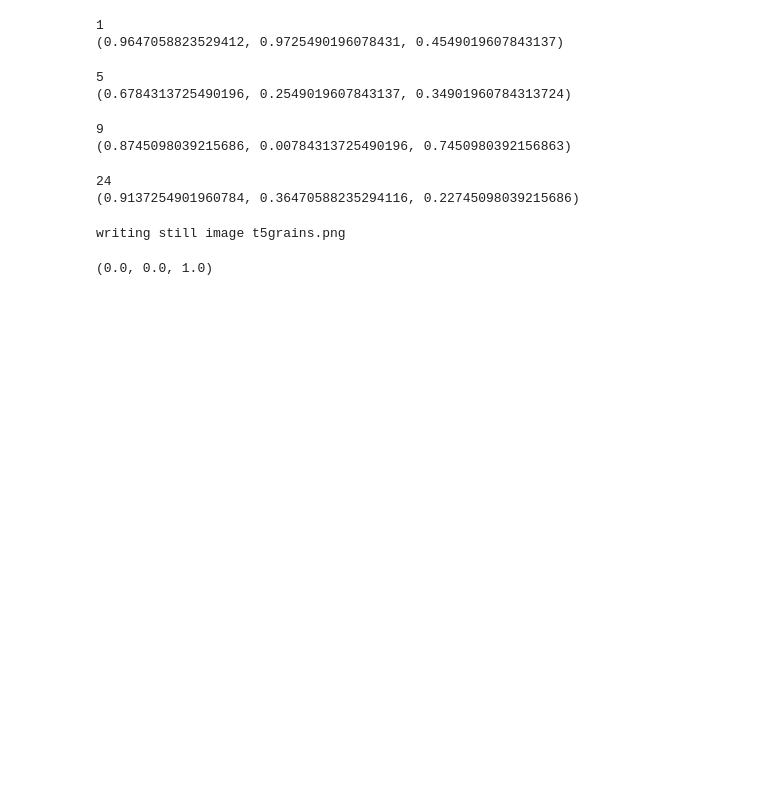
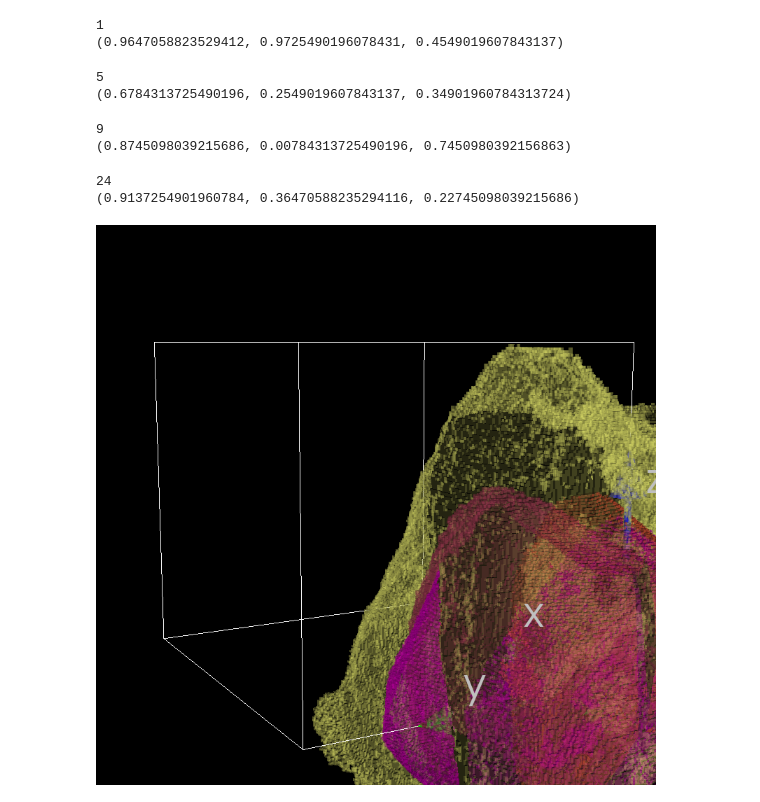
Before and after one commit to heprom/Ti7_ESRF, a Jupyter notebook: T5_grains_1_5_9_24.ipynb, the cells around one changed output. Saved outputs shown, nothing was run; the diff lists cells and outputs as text; code cells hidden in the pictures; blank space fills up the shorter version.

```diff
--- a/T5_grains_1_5_9_24.ipynb
+++ b/T5_grains_1_5_9_24.ipynb
@@ -49,7 +88,7 @@ from pymicro.view.vtk_utils import *
 import vtk
 
 ## Grain 1
-grain1 = matFile.micro.get_grain(1)
+grain1 = micro.get_grain(1)
 hklplanes = [pymicro.crystal.lattice.HklPlane(0,0,1)]
 grain1_with_planes = grain_3d(grain1, hklplanes, show_normal = False, plane_opacity = 1.0, show_orientation = True)
 tr = vtk.vtkTransform()
@@ -60,7 +99,7 @@ grain1_with_planes.SetUserTransform(tr)
 (0.9647058823529412, 0.9725490196078431, 0.4549019607843137)
 # %%
 ## grain 5
-grain5 = matFile.micro.get_grain(5)
+grain5 = micro.get_grain(5)
 hklplanes = [pymicro.crystal.lattice.HklPlane(0,0,1)]
 grain5_with_planes = grain_3d(grain5, hklplanes, show_normal = False, plane_opacity = 1.0, show_orientation = True)
 tr = vtk.vtkTransform()
@@ -71,7 +110,7 @@ grain5_with_planes.SetUserTransform(tr)
 (0.6784313725490196, 0.2549019607843137, 0.34901960784313724)
 # %%
 ## grain 9
-grain9 = matFile.micro.get_grain(9)
+grain9 = micro.get_grain(9)
 hklplanes = [pymicro.crystal.lattice.HklPlane(0,0,1)]
 grain9_with_planes = grain_3d(grain9, hklplanes, show_normal = False, plane_opacity = 1.0, show_orientation = True)
 tr = vtk.vtkTransform()
@@ -82,7 +121,7 @@ grain9_with_planes.SetUserTransform(tr)
 (0.8745098039215686, 0.00784313725490196, 0.7450980392156863)
 # %%
 ## grain 24
-grain24 = matFile.micro.get_grain(24)
+grain24 = micro.get_grain(24)
 hklplanes = [pymicro.crystal.lattice.HklPlane(0,0,1)]
 grain24_with_planes = grain_3d(grain24, hklplanes, show_normal = False, plane_opacity = 1.0, show_orientation = True)
 tr = vtk.vtkTransform()
@@ -94,32 +133,30 @@ grain24_with_planes.SetUserTransform(tr)
 # %%
 from vtk.util.colors import white, grey, black
 from pymicro.view.scene3d import Scene3D
 
-s3d = Scene3D(display = False, ren_size = (800,800), name = 't5grains',background = black)
+s3d = Scene3D(display=False, ren_size=(800, 800), name='t5grains', background=black)
 
-grain_bbox = box_3d(size = matFile.vol.shape, line_color=white)
+grain_bbox = box_3d(size=dims, line_color=white)
 axes = axes_actor(length = 100, fontSize = 60)
 axes.GetXAxisCaptionActor2D().GetCaptionTextProperty().SetColor(grey)
 
-size = np.shape(matFile.vol)
-cam = setup_camera(size=np.shape(matFile.vol))
+cam = setup_camera(size=dims)
 cam.Dolly(0.9)
-cam.SetPosition(-2 * size[0], 2*size[1], 1 * size[2])
-# cam.SetPosition(-2*size[0],0.5*size[1],0.5*size[2])
+cam.SetPosition(-2 * dims[0], 2*dims[1], 1 * dims[2])
 cam.SetViewUp(0,0,1)
 
 s3d.add(grain_bbox)
 s3d.add(grain1_with_planes)
 s3d.add(grain5_with_planes)
 s3d.add(grain9_with_planes)
 s3d.add(grain24_with_planes)
 s3d.add(axes)
 s3d.set_camera(cam)
-s3d.render()
-cam.GetViewUp()
+#s3d.render()
+im = s3d.get_frame()
+Image(im)
 # %% [output]
-writing still image t5grains.png
-(0.0, 0.0, 1.0)
+[figure, added]
 # %%
 del s3d
 # %%
```
Also changed, not shown: parts of 8 cells of this notebook, 1 other file.
